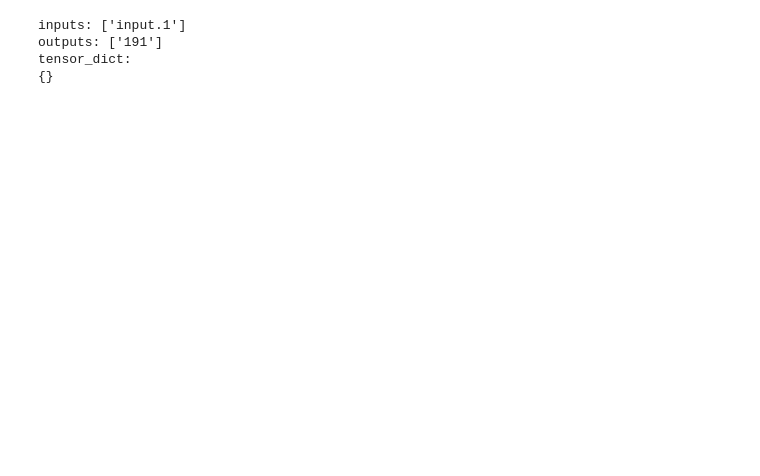
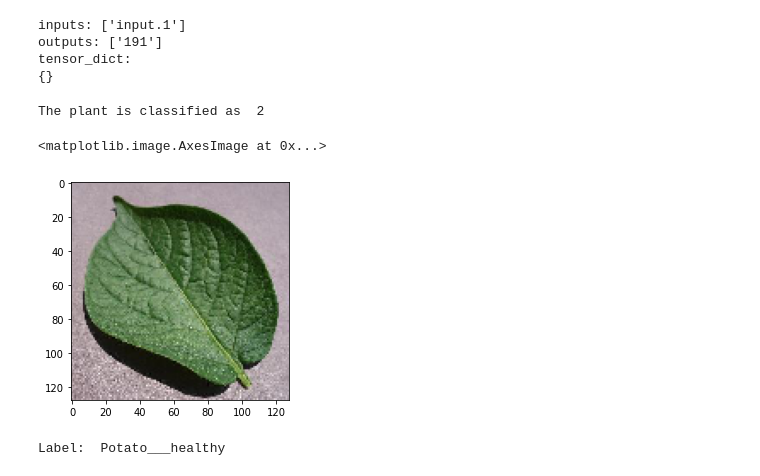
Before and after one commit to ThinkAwt-Inc/Farmer_TK_Notebooks, a Jupyter notebook: notebooks/potato-model.ipynb, the cells around one changed output. Cells and saved outputs as stored; diff of their text form; code cells hidden in the pictures; blank space fills up the shorter version.

```diff
--- a/notebooks/potato-model.ipynb
+++ b/notebooks/potato-model.ipynb
@@ -346,7 +349,7 @@ dummy_input = Variable(torch.randn(64, 3, 7, 7))
 torch.onnx.export(trained_model, dummy_input, "potato.onnx")
 # %%
-model = onnx.load('potato.onnx')
-tf_rep = prepare(model)
+ox_model = onnx.load('potato.onnx')
+tf_rep = prepare(ox_model)
 # %%
 # Input nodes to the model
 print('inputs:', tf_rep.inputs)
@@ -362,6 +365,28 @@ inputs: ['input.1']
 outputs: ['191']
 tensor_dict:
 {}
+# %%
+import numpy as np
+
+from keras.preprocessing.image import load_img,img_to_array
+
+img='../input/new-plant-diseases-dataset/test/test/PotatoHealthy1.JPG'
+img=load_img(img,target_size=(128,128,3))
+pic=img_to_array(img)
+
+pic = np.transpose(pic)
+pic=np.expand_dims(pic,[0])
+output = tf_rep.run(pic)
+print('The plant is classified as ', np.argmax(output))
+plt.imshow(img)
+# %% [output]
+The plant is classified as  2
+<matplotlib.image.AxesImage at 0x...>
+[figure, added]
+# %%
+print("Label: ", test_ds.classes[np.argmax(output)])
+# %% [output]
+Label:  Potato___healthy
 # %%
 tf_rep.export_graph('potato_tensor')
 # %%
```
Also changed, not shown: parts of 14 cells of this notebook, 2 other files.
